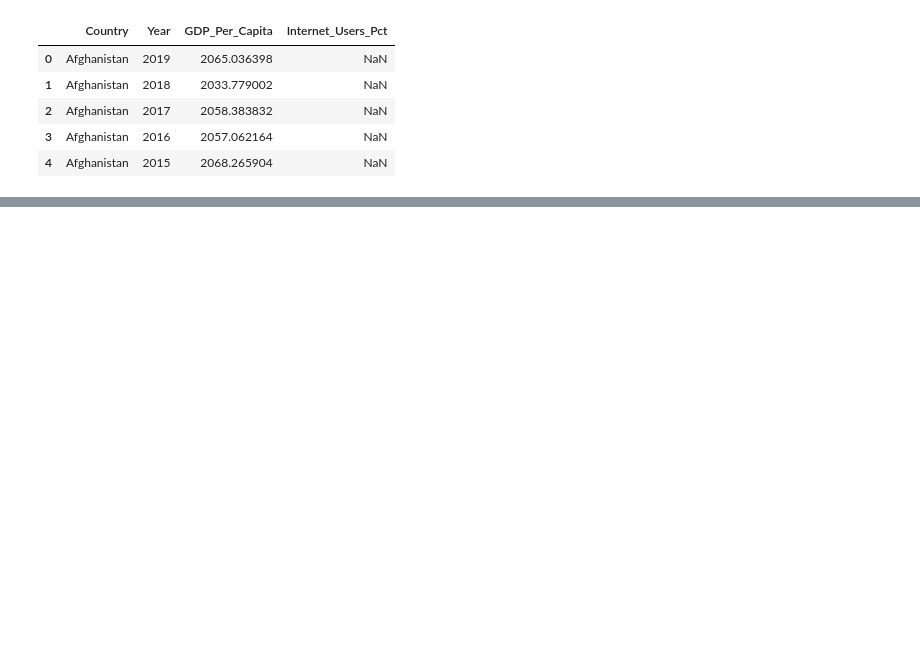
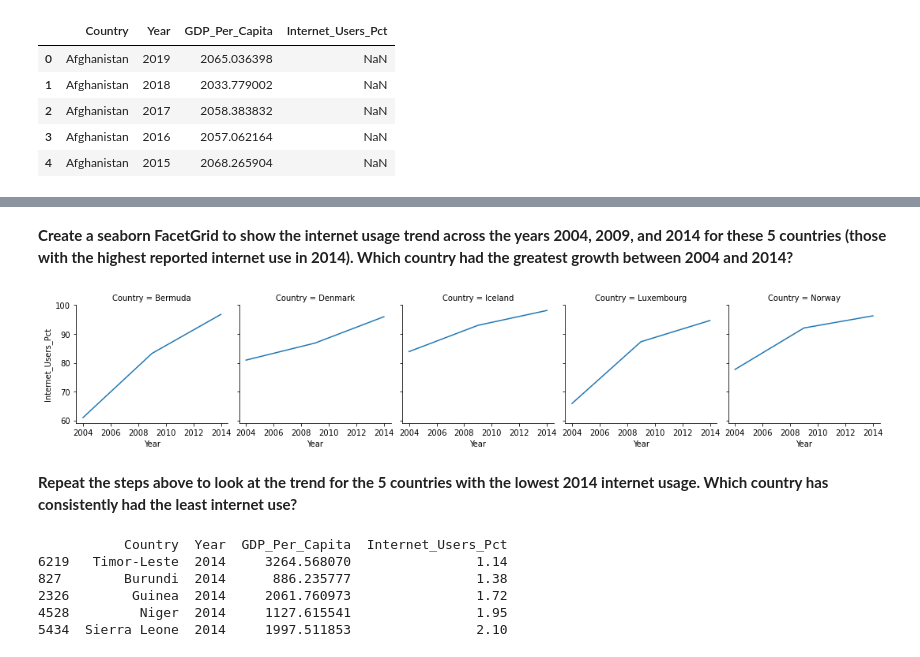
Before and after one commit to NSS-Data-Analytics-Cohort-6/gdp-and-internet-usage-mdecampo, a Jupyter notebook: notebooks/GDP_notebook.ipynb, the cells around one changed output, grey strips where cells are left out. Drawn from its saved outputs; the diff is of its cells as text; code cells hidden in the pictures; blank space fills up the shorter version.

```diff
--- a/notebooks/GDP_notebook.ipynb
+++ b/notebooks/GDP_notebook.ipynb
@@ -199,0 +184,3 @@ memory usage: 0.0+ bytes
+# %%
+newdf= gdp_and_internet_use[gdp_and_internet_use['Year'].isin([2009, 2004, 2014])]
+print(newdf)
@@ -221,0 +363,3 @@ Index: []
+# %%
+top_5_internet=newdf[newdf['Country'].isin(['Iceland','Bermuda','Norway','Denmark','Luxembourg'])]
+print(top_5_internet.info())
@@ -221,0 +379,20 @@ Index: []
+# %% [markdown]
+**Create a seaborn FacetGrid to show the internet usage trend across the years 2004, 2009, and 2014 for these 5 countries (those with the highest reported internet use in 2014). Which country had the greatest growth between 2004 and 2014?**
+# %%
+grids_top=sns.FacetGrid(top_5_internet, col='Country')
+grids_top.map(sns.lineplot, 'Year','Internet_Users_Pct')
+plt.show()
+# %% [output]
+[figure, added]
+# %% [markdown]
+**Repeat the steps above to look at the trend for the 5 countries with the lowest 2014 internet usage. Which country has consistently had the least internet use?**
+# %%
+sorted_2014_low = year_2014.sort_values(by='Internet_Users_Pct', ascending=True)
+print(sorted_2014_low.head())
+# %% [output]
+           Country  Year  GDP_Per_Capita  Internet_Users_Pct
+6219   Timor-Leste  2014     3264.568070                1.14
+827        Burundi  2014      886.235777                1.38
+2326        Guinea  2014     2061.760973                1.72
+4528         Niger  2014     1127.615541                1.95
+5434  Sierra Leone  2014     1997.511853                2.10
```
Also changed, not shown: parts of 45 cells of this notebook.
